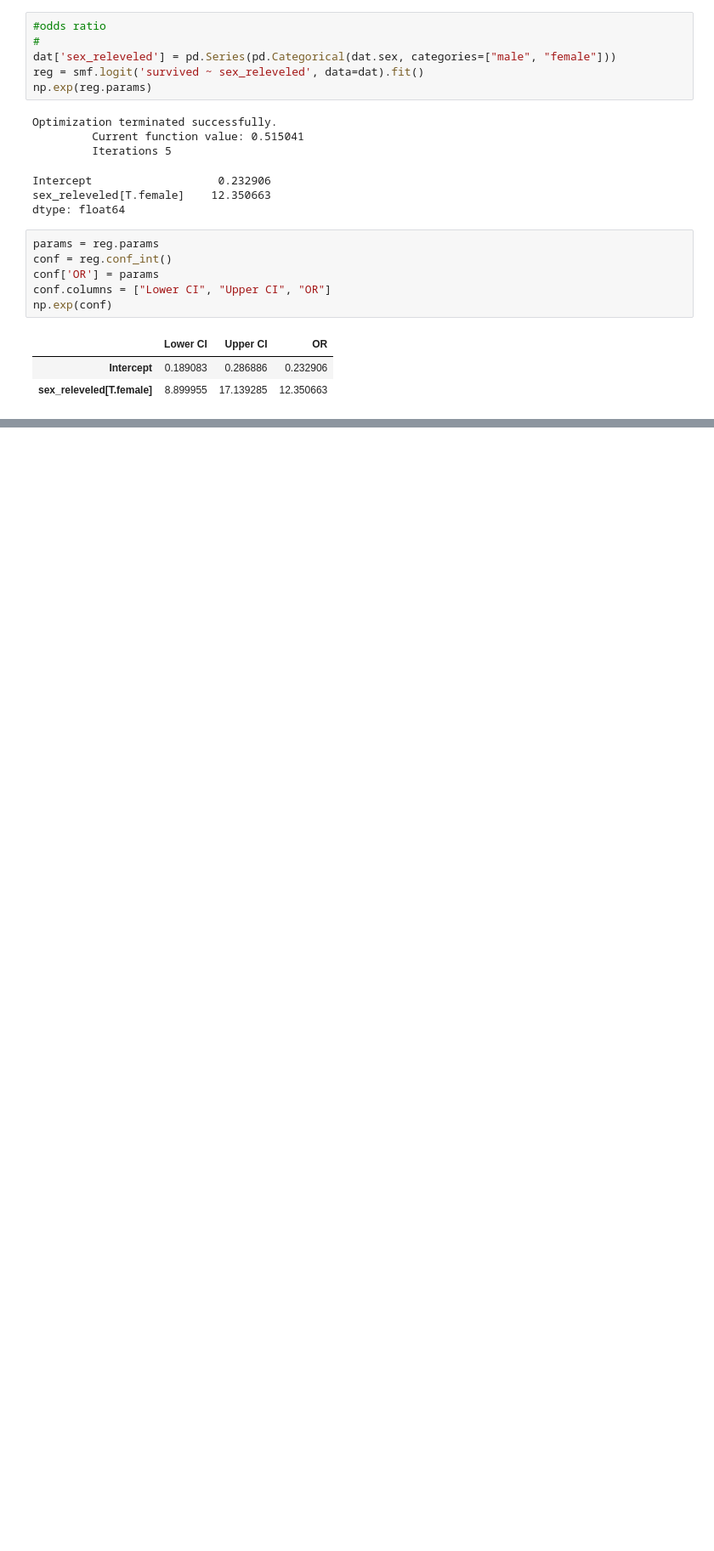
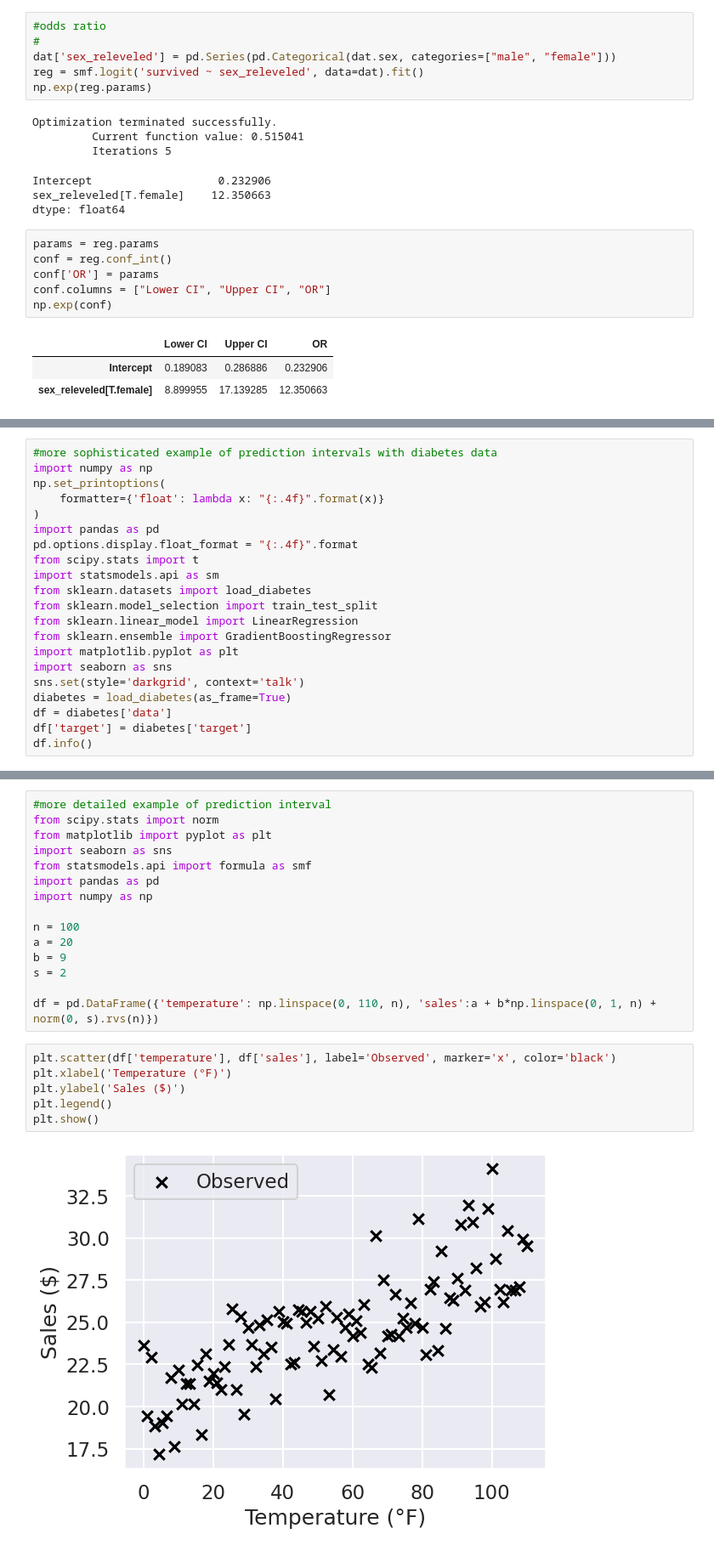
Before and after one commit to shionguha/inf2178-expdesignfordatascience-w23, a Jupyter notebook: notebooks/logisticregression.ipynb, the cells around one changed output, grey strips where cells are left out. Shown at 85% size. Saved outputs shown, nothing was run; the diff lists cells and outputs as text; blank space fills up the shorter version.

```diff
--- a/notebooks/logisticregression.ipynb
+++ b/notebooks/logisticregression.ipynb
@@ -274,0 +405,21 @@ fare                           0.0106      0.003      3.957      0.000       0.0
+# %%
+#more sophisticated example of prediction intervals with diabetes data
+import numpy as np
+np.set_printoptions(
+    formatter={'float': lambda x: "{:.4f}".format(x)}
+)
+import pandas as pd
+pd.options.display.float_format = "{:.4f}".format
+from scipy.stats import t
+import statsmodels.api as sm
+from sklearn.datasets import load_diabetes
+from sklearn.model_selection import train_test_split
+from sklearn.linear_model import LinearRegression
+from sklearn.ensemble import GradientBoostingRegressor
+import matplotlib.pyplot as plt
+import seaborn as sns
+sns.set(style='darkgrid', context='talk')
+diabetes = load_diabetes(as_frame=True)
+df = diabetes['data']
+df['target'] = diabetes['target']
+df.info()
@@ -274,0 +489,23 @@ fare                           0.0106      0.003      3.957      0.000       0.0
+# %%
+#more detailed example of prediction interval
+from scipy.stats import norm
+from matplotlib import pyplot as plt
+import seaborn as sns
+from statsmodels.api import formula as smf
+import pandas as pd
+import numpy as np
+
+n = 100
+a = 20
+b = 9
+s = 2
+
+df = pd.DataFrame({'temperature': np.linspace(0, 110, n), 'sales':a + b*np.linspace(0, 1, n) + norm(0, s).rvs(n)})
+# %%
+plt.scatter(df['temperature'], df['sales'], label='Observed', marker='x', color='black')
+plt.xlabel('Temperature (°F)')
+plt.ylabel('Sales ($)')
+plt.legend()
+plt.show()
+# %% [output]
+[figure, added]
```
Also changed, not shown: parts of 14 cells of this notebook, 1 other file.
